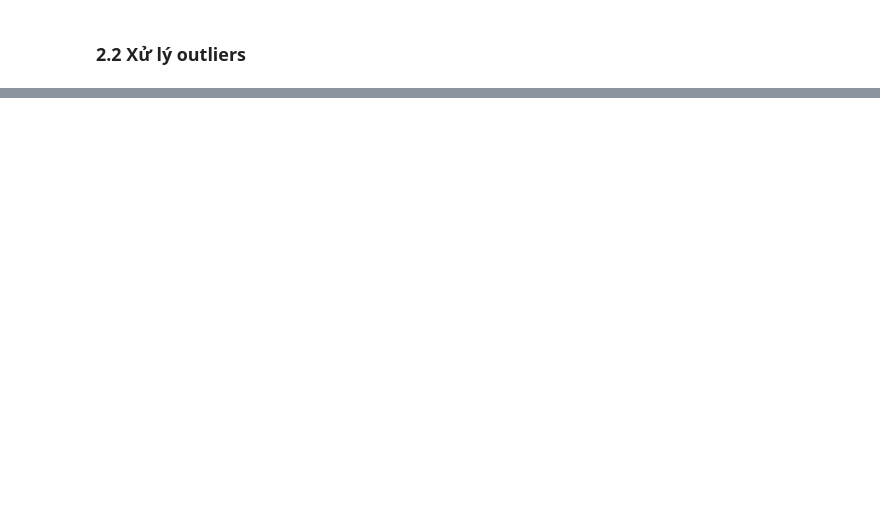
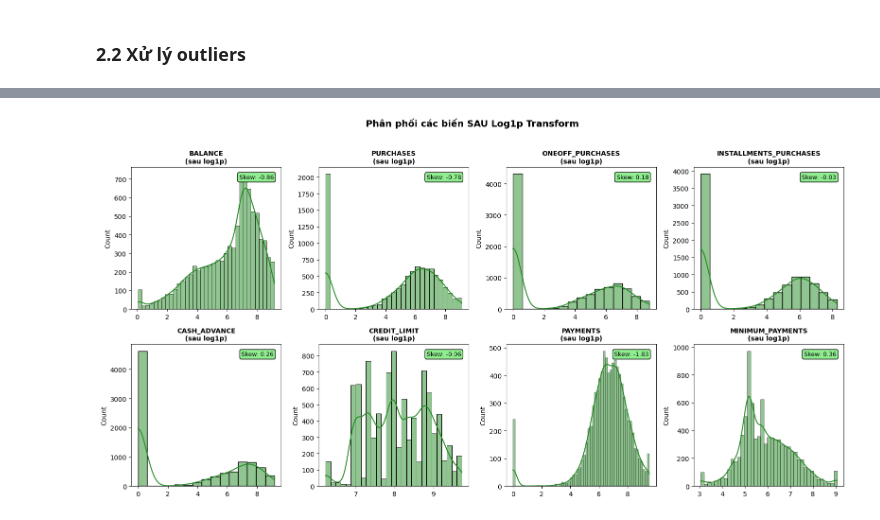
Before and after one commit to Phtzone/SGU25_KPDL_Group, a Jupyter notebook: final project/final project.ipynb, the cells around one changed output, grey strips where cells are left out. Drawn from its saved outputs; the diff is of its cells as text; code cells hidden in the pictures; blank space fills up the shorter version.

Commit message:
complete EDA and tien xử lý dữ liệu

```diff
--- a/final project/final project.ipynb
+++ b/final project/final project.ipynb
@@ -327,2 +371,23 @@ plt.show()
 # %% [markdown]
 ### **2.1 Xử lý missing values**
+# %%
+# ============================================================================
+# BƯỚC 1: CHUẨN BỊ DỮ LIỆU - DROP ID VÀ TẠO BẢN SAO
+# ============================================================================
+
+# Tạo bản sao để xử lý (giữ nguyên df gốc)
+df_processed = df.copy()
+
+# Lưu CUST_ID để tham chiếu sau này nếu cần
+customer_ids = df_processed['CUST_ID'].copy()
+
+# Bỏ cột CUST_ID (định danh, không mang thông tin phân cụm)
+ID_COL = 'CUST_ID'
+df_processed = df_processed.drop(columns=[ID_COL])
+
+print("=" * 60)
+print("BƯỚC 1: DROP CUST_ID")
+print("=" * 60)
+print(f"[OK] Da loai bo cot '{ID_COL}' - la ma dinh danh, khong co y nghia phan cum")
+print(f"[OK] So cot con lai: {df_processed.shape[1]}")
+print(f"[OK] Cac cot: {list(df_processed.columns)}")
@@ -330,0 +601,22 @@ plt.show()
+# %%
+# Visualize phân phối SAU log transform
+fig, axes = plt.subplots(2, 4, figsize=(16, 8))
+axes = axes.flatten()
+
+for idx, col in enumerate(cols_to_log):
+    if col in df_processed.columns and idx < len(axes):
+        ax = axes[idx]
+        sns.histplot(df_processed[col], kde=True, ax=ax, color='forestgreen', edgecolor='black')
+        ax.set_title(f'{col}\n(sau log1p)', fontsize=10, fontweight='bold')
+        ax.set_xlabel('')
+
+        # Thêm skewness
+        skew_val = df_processed[col].skew()
+        ax.text(0.95, 0.95, f'Skew: {skew_val:.2f}', transform=ax.transAxes,
+                ha='right', va='top', fontsize=9, bbox=dict(boxstyle='round', facecolor='lightgreen'))
+
+plt.suptitle('Phân phối các biến SAU Log1p Transform', fontsize=14, fontweight='bold', y=1.02)
+plt.tight_layout()
+plt.show()
+# %% [output]
+[figure, added]
```
Also changed, not shown: parts of 18 cells of this notebook.
